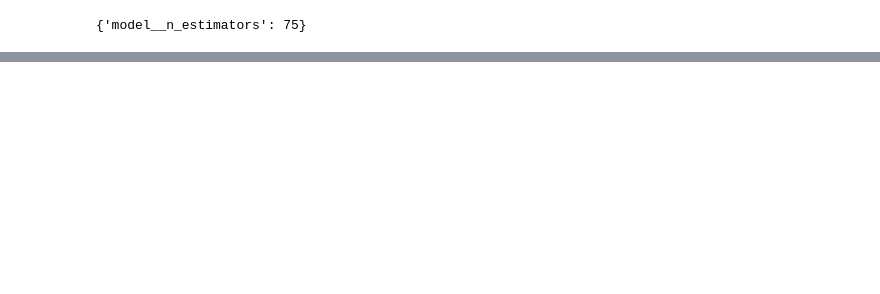
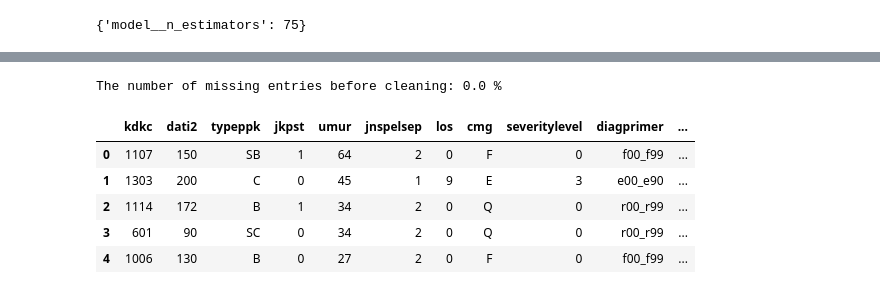
Before and after one commit to letaresaragih/Kelompok-1-Data-Mining-Project-Binary-Classification, a Jupyter notebook: code/Dami_RFC_DataUderstandingAndPrep.ipynb, the cells around one changed output, grey strips where cells are left out. Drawn from its saved outputs; the diff is of its cells as text; code cells hidden in the pictures; blank space fills up the shorter version.

```diff
--- a/code/Dami_RFC_DataUderstandingAndPrep.ipynb
+++ b/code/Dami_RFC_DataUderstandingAndPrep.ipynb
@@ -225,0 +225,15 @@ AttributeError: ignored
+# %%
+#Data Preprocessing
+#Lakukanla imputasi data dengan nilai mean jika terdapat nilai null (jika tidak ada
+#null, tunjukkan pada program anda).
+C = (df.dtypes == 'object')
+CategoricalVariables = list(C[C].index)
+
+Integer = (df.dtypes == 'int64')
+Float = (df.dtypes == 'float64')
+NumericVariables = list(Integer[Integer].index) + list(Float[Float].index)
+
+Missing_Percentage = (df.isnull().sum()).sum()/np.product(df.shape)*100
+print("The number of missing entries before cleaning: " + str(round(Missing_Percentage,5)) + " %")
+# %% [output]
+The number of missing entries before cleaning: 0.0 %
@@ -225,0 +244,11 @@ AttributeError: ignored
+# %%
+df["id"] = df.index + 1
+
+df.head()
+# %% [output]
+|  | kdkc | dati2 | typeppk | jkpst | umur | jnspelsep | los | cmg | severitylevel | diagprimer | ... |
+| 0 | 1107 | 150 | SB | 1 | 64 | 2 | 0 | F | 0 | f00_f99 | ... |
+| 1 | 1303 | 200 | C | 0 | 45 | 1 | 9 | E | 3 | e00_e90 | ... |
+| 2 | 1114 | 172 | B | 1 | 34 | 2 | 0 | Q | 0 | r00_r99 | ... |
+| 3 | 601 | 90 | SC | 0 | 34 | 2 | 0 | Q | 0 | r00_r99 | ... |
+| 4 | 1006 | 130 | B | 0 | 27 | 2 | 0 | F | 0 | f00_f99 | ... |
```
Also changed, not shown: parts of 10 cells of this notebook.
